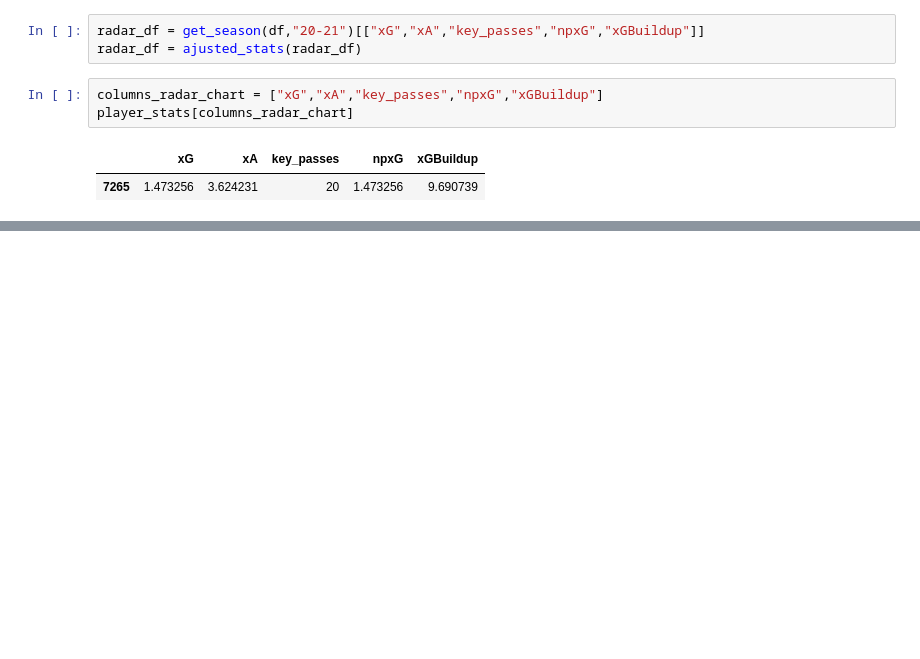
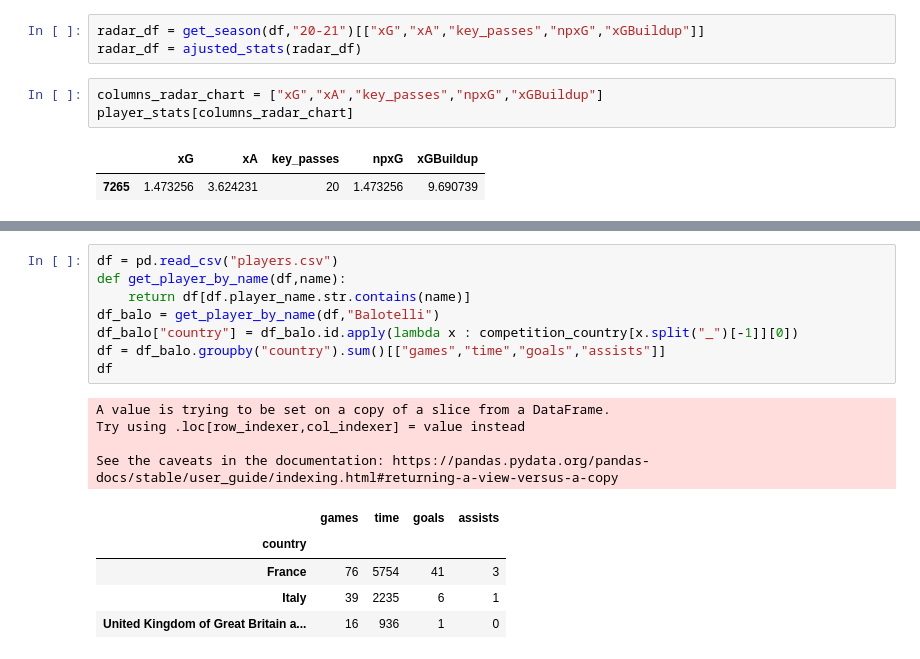
Before and after one commit to MahmoudBenboubker/Data_Visualisation_Football, a Jupyter notebook: Interface Player.ipynb, the cells around one changed output, grey strips where cells are left out. Saved outputs shown, nothing was run; the diff lists cells and outputs as text; blank space fills up the shorter version.

```diff
--- a/Interface Player.ipynb
+++ b/Interface Player.ipynb
@@ -61,0 +65,18 @@ radar_chart(radar_df,dico_players, title)
+# %%
+df = pd.read_csv("players.csv")
+def get_player_by_name(df,name):
+    return df[df.player_name.str.contains(name)]
+df_balo = get_player_by_name(df,"Balotelli")
+df_balo["country"] = df_balo.id.apply(lambda x : competition_country[x.split("_")[-1]][0])
+df = df_balo.groupby("country").sum()[["games","time","goals","assists"]]
+df
+# %% [output]
+A value is trying to be set on a copy of a slice from a DataFrame.
+Try using .loc[row_indexer,col_indexer] = value instead
+
+See the caveats in the documentation: https://pandas.pydata.org/pandas-docs/stable/user_guide/indexing.html#returning-a-view-versus-a-copy
+|  | games | time | goals | assists |
+| country |  |  |  |  |
+| France | 76 | 5754 | 41 | 3 |
+| Italy | 39 | 2235 | 6 | 1 |
+| United Kingdom of Great Britain a... | 16 | 936 | 1 | 0 |
```
Also changed, not shown: parts of 5 cells of this notebook.
